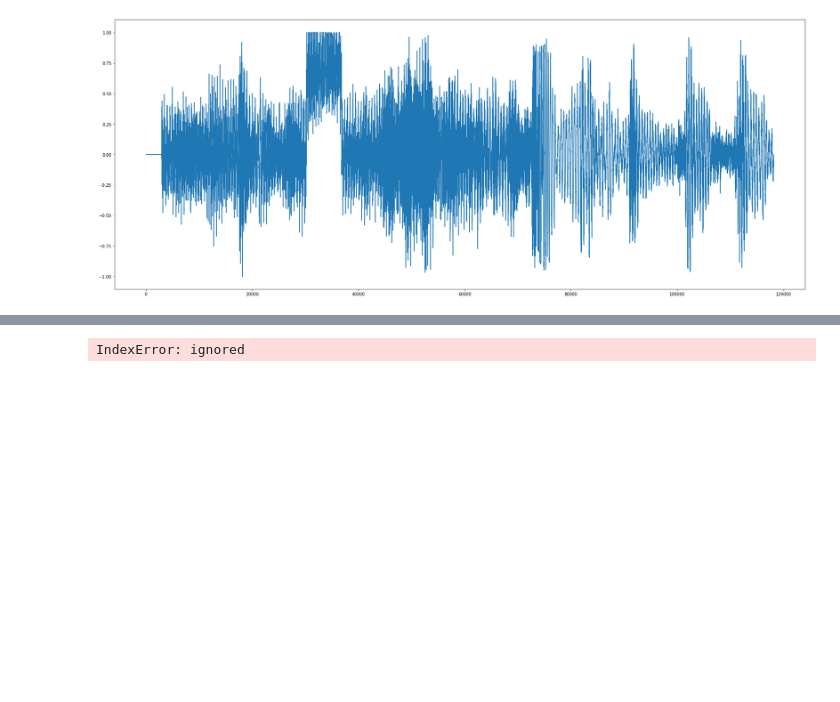
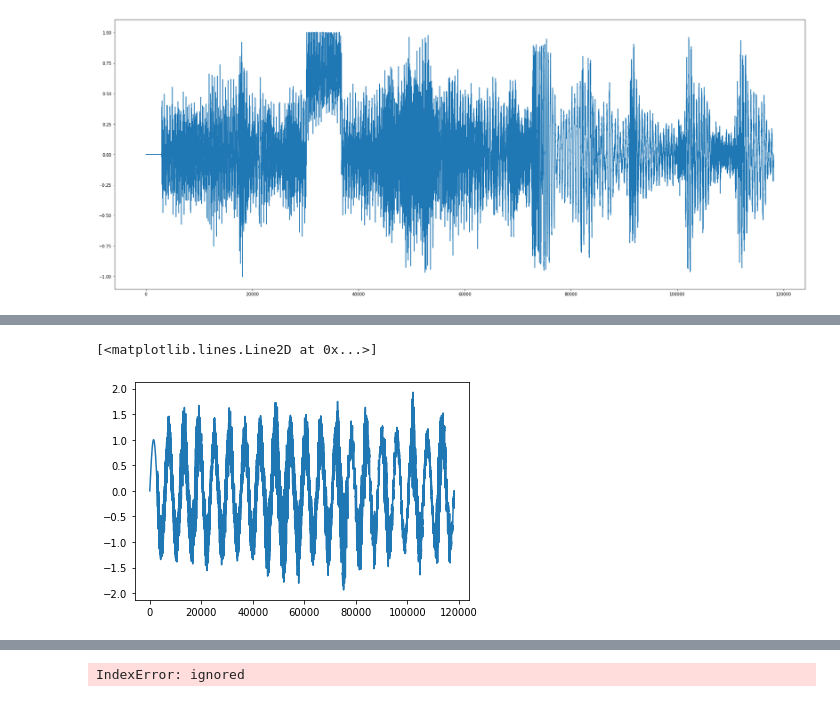
Before and after one commit to KathrynPanger/SignalDependence, a Jupyter notebook: librosa_waves.ipynb, the cells around one changed output, grey strips where cells are left out. Cells and saved outputs as stored; diff of their text form; code cells hidden in the pictures; blank space fills up the shorter version.

```diff
--- a/Copy_of_librosa_waves.ipynb
+++ b/librosa_waves.ipynb
@@ -178,0 +242,5 @@ class soundSample:
+# %%
+plt.plot(combined)
+# %% [output]
+[<matplotlib.lines.Line2D at 0x...>]
+[figure, added]
```
Also changed, not shown: parts of 20 cells of this notebook.
